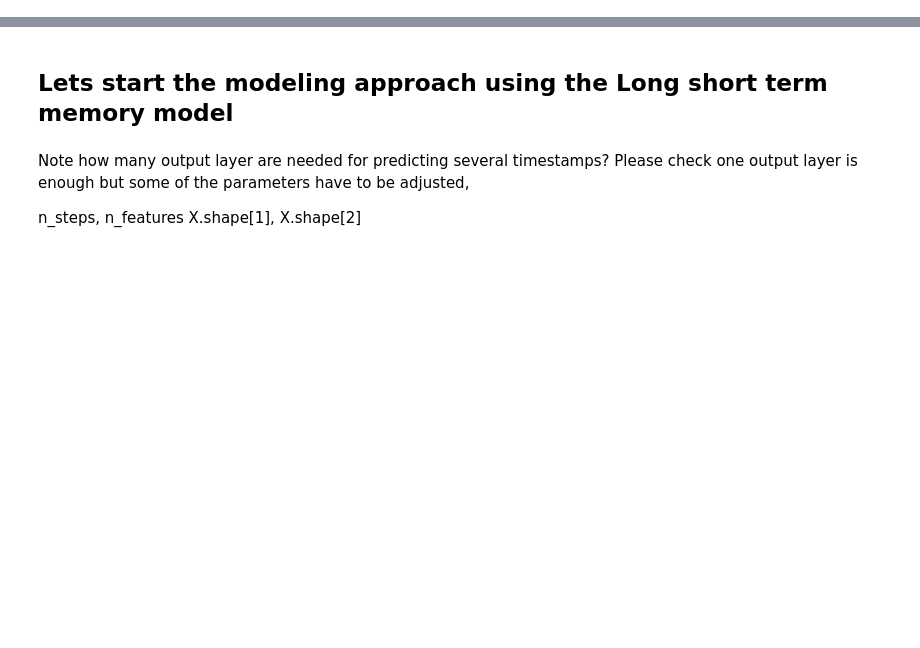
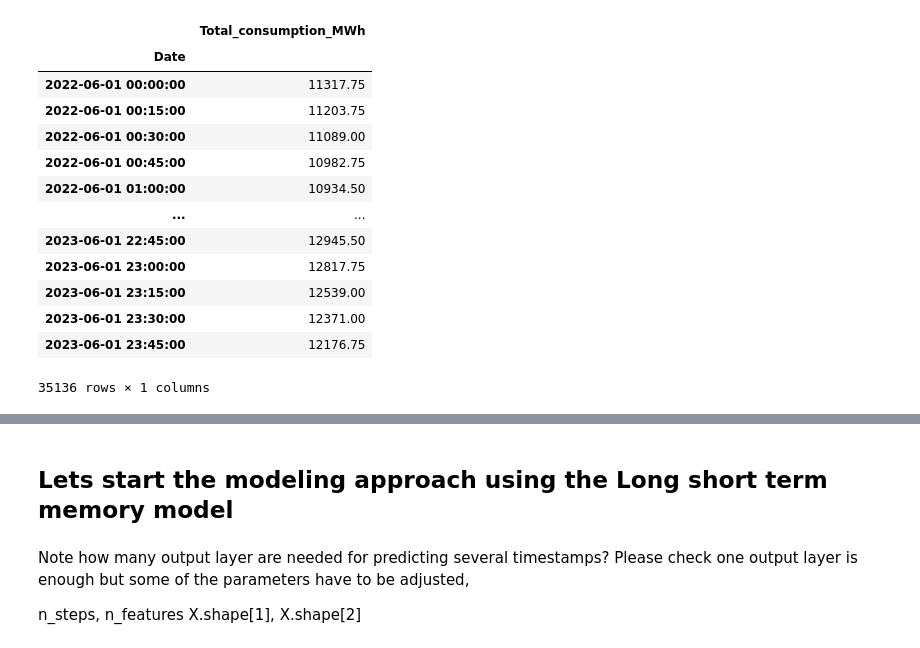
Before and after one commit to fritzfritzfritzz/EES_Optimisation, a Jupyter notebook: notebooks/20230630_LSTM_trial.ipynb, the cells around one changed output, grey strips where cells are left out. Cells and saved outputs as stored; diff of their text form; code cells hidden in the pictures; blank space fills up the shorter version.

```diff
--- a/notebooks/20230630_LSTM_trial.ipynb
+++ b/notebooks/20230630_LSTM_trial.ipynb
@@ -77,4 +90,35 @@ memory usage: 8.7 MB
+# %%
+def test_train_timeseries(df):
+    ''' In the first part we select the train and test data.
+    In the second per the columns we want to use for our predictions '''
+
+    test = df[df.index >= '2022-06-01']
+    train = df[df.index < '2022-06-01']
+
+    # now we select the columns we want to use for our predictions
+
+    test = test[['Total_consumption_MWh']]
+    train = train[['Total_consumption_MWh']]
+    return test, train
+
+test, train = test_train_timeseries(df)
 # %%
-from sklearn.model_selection import train_test_split
-
-train, test = train_test_split(df['Solar_generation_MWh_normalized'], test_size=.3, shuffle=False)
+#Alternatively we could also use
+#train, test = train_test_split(df[['Solar_generation_MWh_normalized']], test_size=.25, shuffle=False)
+# %%
+test
+# %% [output]
+|  | Total_consumption_MWh |
+| Date |  |
+| 2022-06-01 00:00:00 | 11317.75 |
+| 2022-06-01 00:15:00 | 11203.75 |
+| 2022-06-01 00:30:00 | 11089.00 |
+| 2022-06-01 00:45:00 | 10982.75 |
+| 2022-06-01 01:00:00 | 10934.50 |
+| ... | ... |
+| 2023-06-01 22:45:00 | 12945.50 |
+| 2023-06-01 23:00:00 | 12817.75 |
+| 2023-06-01 23:15:00 | 12539.00 |
+| 2023-06-01 23:30:00 | 12371.00 |
+| 2023-06-01 23:45:00 | 12176.75 |
+35136 rows × 1 columns
```
Also changed, not shown: parts of 68 cells of this notebook, 41 other files.
